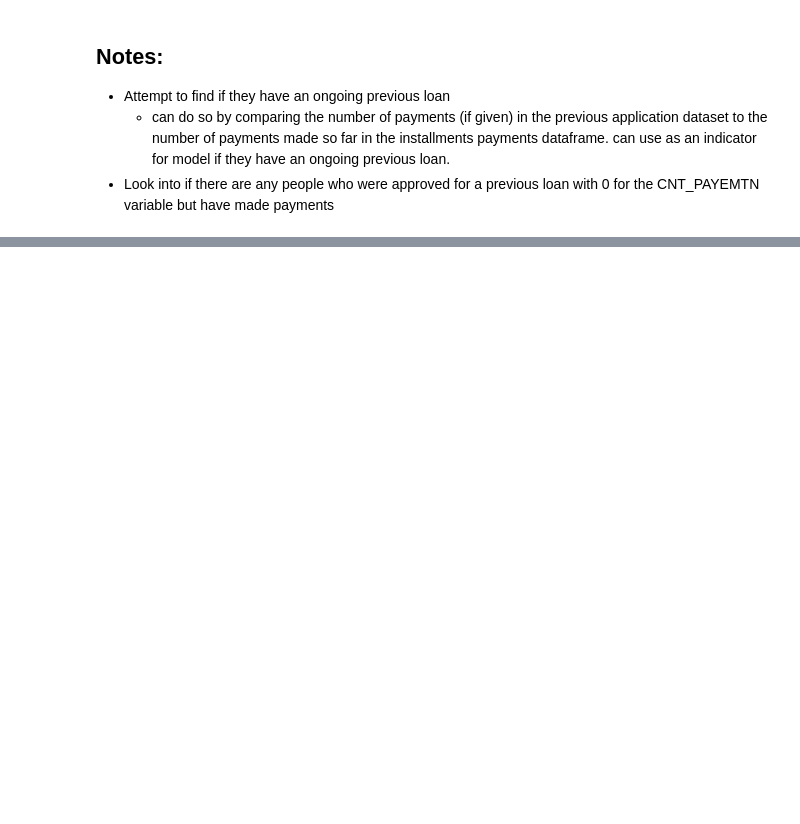
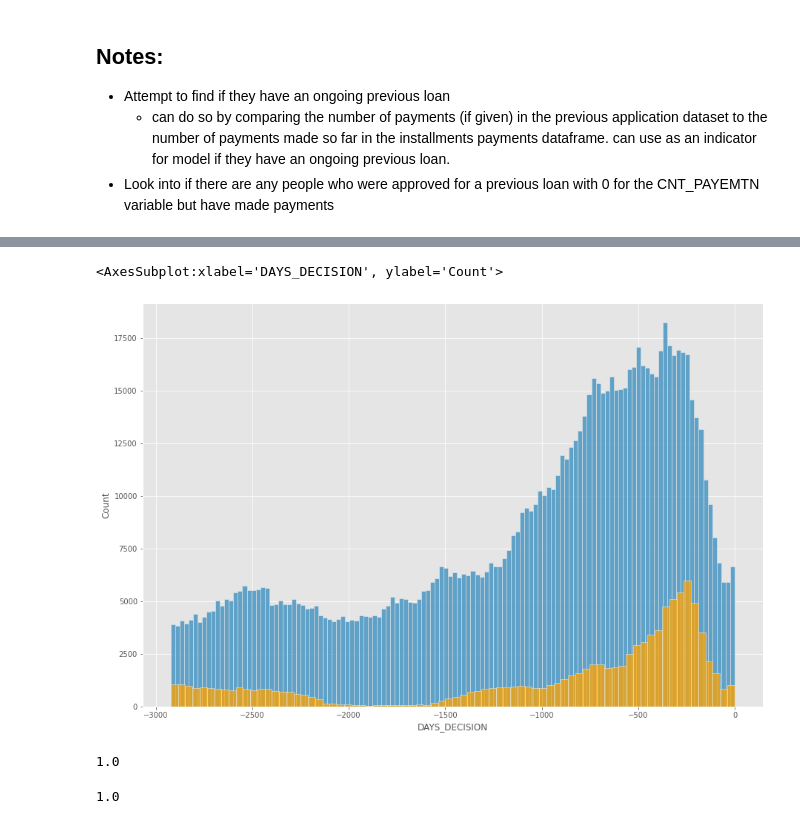
Before and after one commit to Antonio-Avila/Home-Credit-Default, a Jupyter notebook: Installments.ipynb, the cells around one changed output, grey strips where cells are left out. Drawn from its saved outputs; the diff is of its cells as text; code cells hidden in the pictures; blank space fills up the shorter version.

```diff
--- a/Installments.ipynb
+++ b/Installments.ipynb
@@ -201,0 +208,14 @@ The loan given was for 900000.000000 and the borrower ultimately paid out 126811
+# %%
+sns.histplot(prev_apps[prev_apps.NAME_CONTRACT_STATUS == "Approved"].DAYS_DECISION)
+sns.histplot(prev_apps[(prev_apps.NAME_CONTRACT_STATUS == "Approved") & (prev_apps.CNT_PAYMENT == 0)].DAYS_DECISION, color = "orange")
+# %% [output]
+<AxesSubplot:xlabel='DAYS_DECISION', ylabel='Count'>
+[figure, added]
+# %%
+len(prev_apps[(prev_apps.NAME_CONTRACT_STATUS == "Approved") & (prev_apps.CNT_PAYMENT == 0)].SK_ID_CURR.isin(app_train.SK_ID_CURR)) / len(prev_apps[(prev_apps.NAME_CONTRACT_STATUS == "Approved") & (prev_apps.CNT_PAYMENT == 0)])
+# %% [output]
+1.0
+# %%
+len(prev_apps[(prev_apps.NAME_CONTRACT_STATUS == "Approved") & (prev_apps.CNT_PAYMENT == 0)].SK_ID_PREV.isin(pmts.SK_ID_PREV)) / len(prev_apps[(prev_apps.NAME_CONTRACT_STATUS == "Approved") & (prev_apps.CNT_PAYMENT == 0)])
+# %% [output]
+1.0
```
Also changed, not shown: parts of 8 cells of this notebook.
